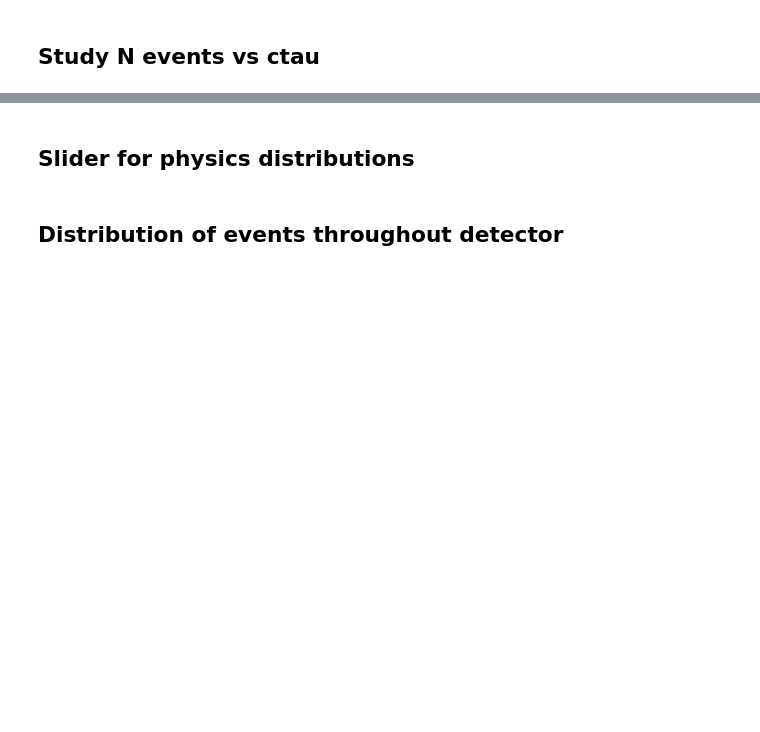
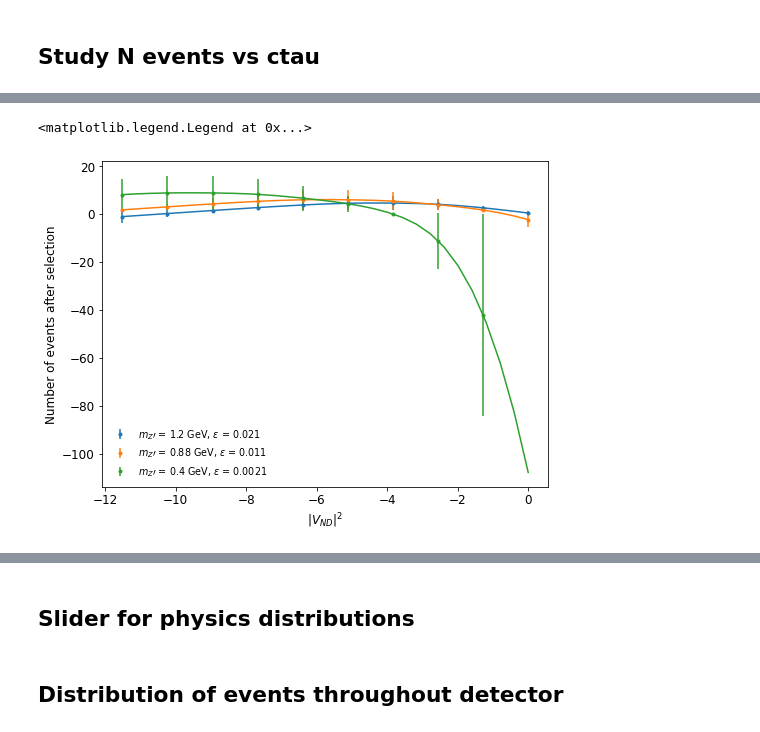
Before and after one commit to mhostert/dark-neutrinos-at-T2K, a Jupyter notebook: exp_analysis/4_analysis_variables_plots.ipynb, the cells around one changed output, grey strips where cells are left out. Drawn from its saved outputs; the diff is of its cells as text; code cells hidden in the pictures; blank space fills up the shorter version.

```diff
--- a/exp_analysis/4_analysis_variables_plots.ipynb
+++ b/exp_analysis/4_analysis_variables_plots.ipynb
@@ -184,0 +294,23 @@ plt.savefig(save_folder + 'n_events_vs_ctau.png', dpi=250, bbox_inches='tight',
+# %%
+from scipy.interpolate import InterpolatedUnivariateSpline
+
+test_points = np.geomspace(1e-5, 1, 30)
+
+fig, ax = plt.subplots(figsize=(8, 6))
+
+ax.set_xlabel('$|V_{ND}|^2$')
+ax.set_ylabel('Number of events after selection')
+
+for i, (bp, aux_out) in enumerate(zip(bps, out)):
+    mask = aux_out[1] != 0
+    ax.errorbar(np.log(V_ND_2_s)[mask], np.log(aux_out[1])[mask],
+                yerr=np.log(np.sqrt(aux_out[2]))[mask], fmt=f'C{i} .',
+                label=f"$m_Z\prime$ = {bp['mz']:.2g} GeV, $\epsilon$ = {bp['epsilon']:.2g}")
+    ax.plot(np.log(test_points),
+            InterpolatedUnivariateSpline(np.log(V_ND_2_s)[mask],
+                                         np.log(aux_out[1])[mask])(np.log(test_points)), f'C{i}')
+ax.legend(frameon=False, loc='best')
+# ax.hlines(2.3, V_ND_2_s[0], V_ND_2_s[-1], colors='chocolate', linestyles='dashed', label='2.3 events threshold')
+# %% [output]
+<matplotlib.legend.Legend at 0x...>
+[figure, added]
```
Also changed, not shown: parts of 20 cells of this notebook, 9 other files.
